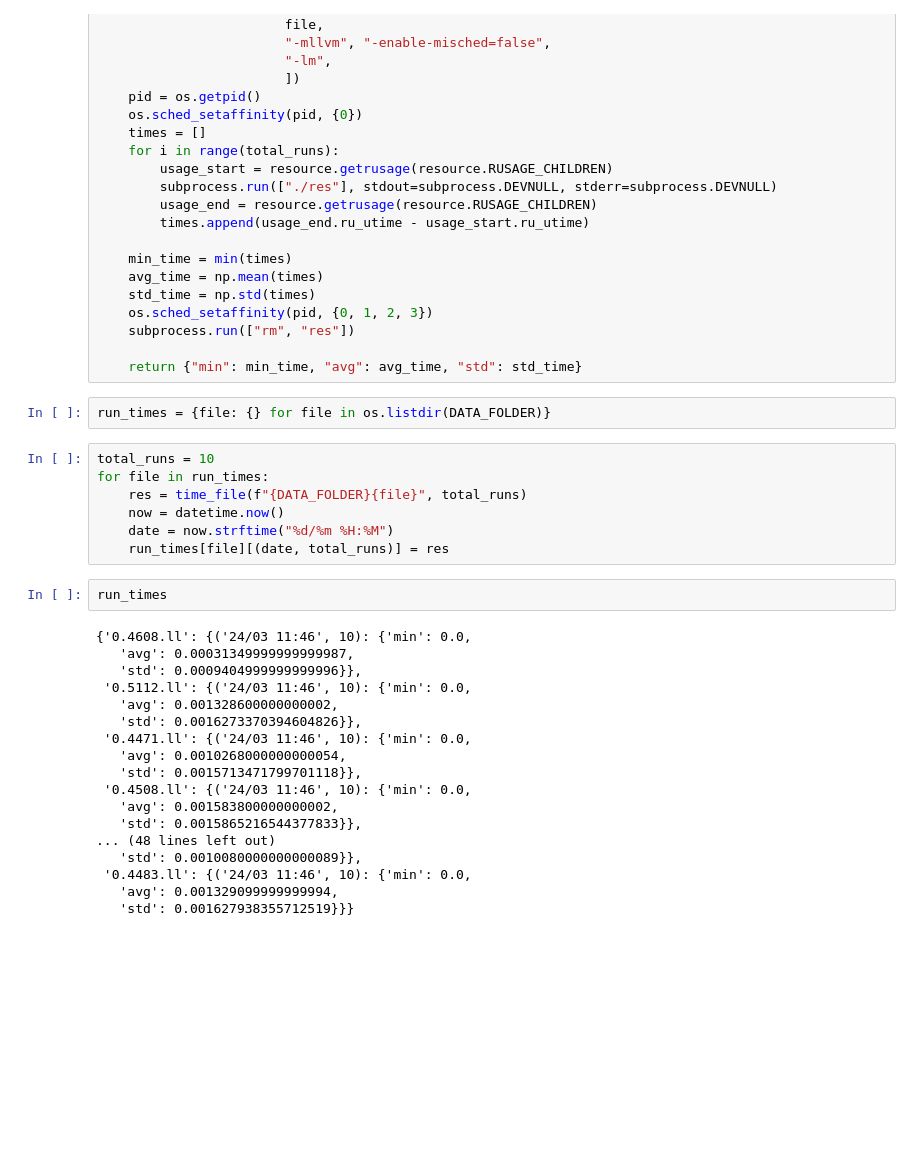
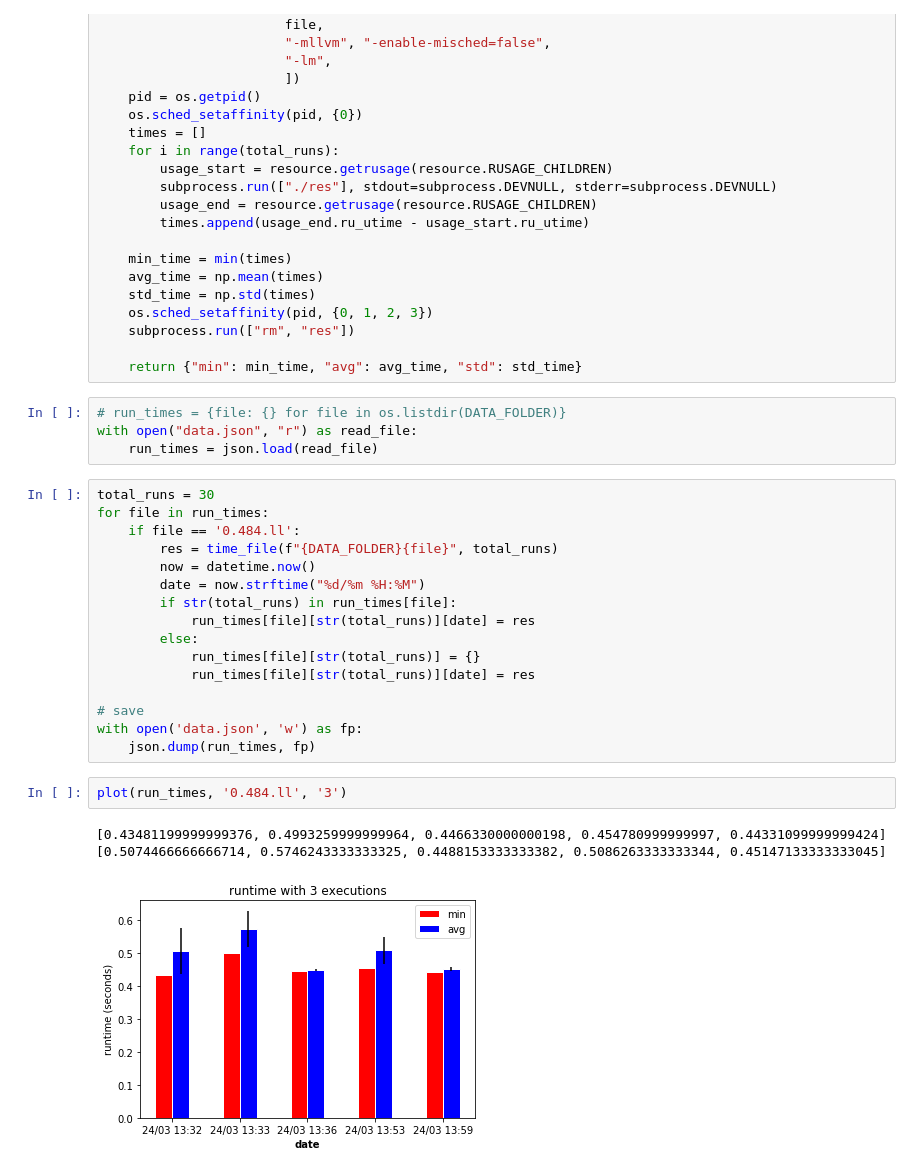
Before and after one commit to DavidEngelman/thesis, a Jupyter notebook: jupyter/analysis.ipynb, the cells around one changed output. Saved outputs shown, nothing was run; the diff lists cells and outputs as text; blank space fills up the shorter version.

```diff
--- a/jupyter/analysis.ipynb
+++ b/jupyter/analysis.ipynb
@@ -34,31 +66,28 @@ def time_file(file, total_runs):
 
     return {"min": min_time, "avg": avg_time, "std": std_time}
 # %%
-run_times = {file: {} for file in os.listdir(DATA_FOLDER)}
+# run_times = {file: {} for file in os.listdir(DATA_FOLDER)}
+with open("data.json", "r") as read_file:
+    run_times = json.load(read_file)
 # %%
-total_runs = 10
+total_runs = 30
 for file in run_times:
-    res = time_file(f"{DATA_FOLDER}{file}", total_runs)
-    now = datetime.now()
-    date = now.strftime("%d/%m %H:%M")
-    run_times[file][(date, total_runs)] = res
+    if file == '0.484.ll':
+        res = time_file(f"{DATA_FOLDER}{file}", total_runs)
+        now = datetime.now()
+        date = now.strftime("%d/%m %H:%M")
+        if str(total_runs) in run_times[file]:
+            run_times[file][str(total_runs)][date] = res
+        else:
+            run_times[file][str(total_runs)] = {}
+            run_times[file][str(total_runs)][date] = res
+
+# save
+with open('data.json', 'w') as fp:
+    json.dump(run_times, fp)
-# %%
-run_times
-# %% [output]
-{'0.4608.ll': {('24/03 11:46', 10): {'min': 0.0,
-   'avg': 0.00031349999999999987,
-   'std': 0.0009404999999999996}},
- '0.5112.ll': {('24/03 11:46', 10): {'min': 0.0,
-   'avg': 0.001328600000000002,
-   'std': 0.0016273370394604826}},
- '0.4471.ll': {('24/03 11:46', 10): {'min': 0.0,
-   'avg': 0.0010268000000000054,
-   'std': 0.0015713471799701118}},
- '0.4508.ll': {('24/03 11:46', 10): {'min': 0.0,
-   'avg': 0.001583800000000002,
-   'std': 0.0015865216544377833}},
-... (48 lines left out)
-   'std': 0.0010080000000000089}},
- '0.4483.ll': {('24/03 11:46', 10): {'min': 0.0,
-   'avg': 0.001329099999999994,
-   'std': 0.001627938355712519}}}
+# %%
+plot(run_times, '0.484.ll', '3')
+# %% [output]
+[0.43481199999999376, 0.4993259999999964, 0.4466330000000198, 0.454780999999997, 0.44331099999999424]
+[0.5074466666666714, 0.5746243333333325, 0.4488153333333382, 0.5086263333333344, 0.45147133333333045]
+[figure, added]
```
Also changed, not shown: parts of 5 cells of this notebook, 12 other files.
